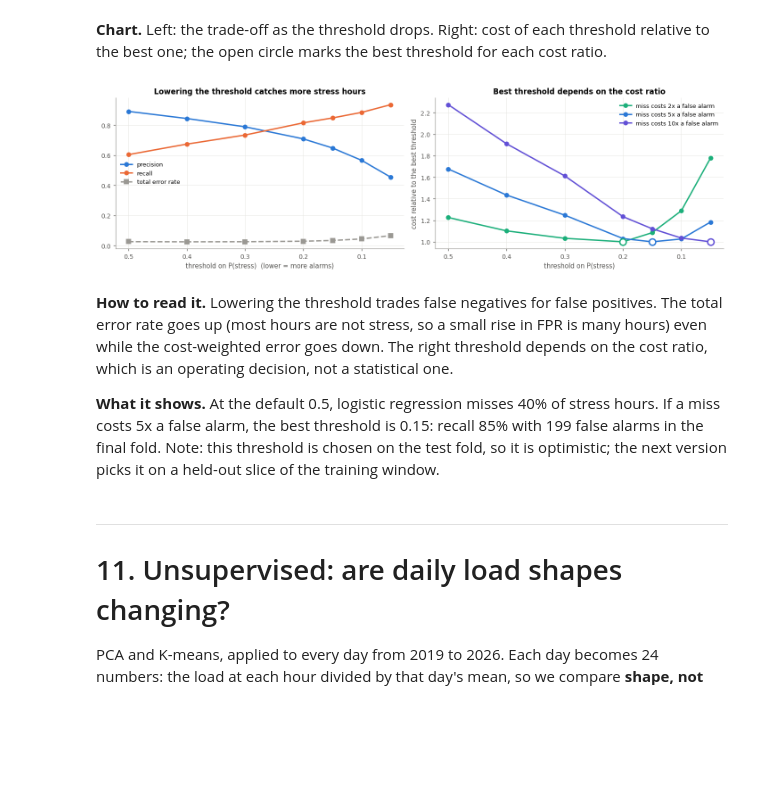
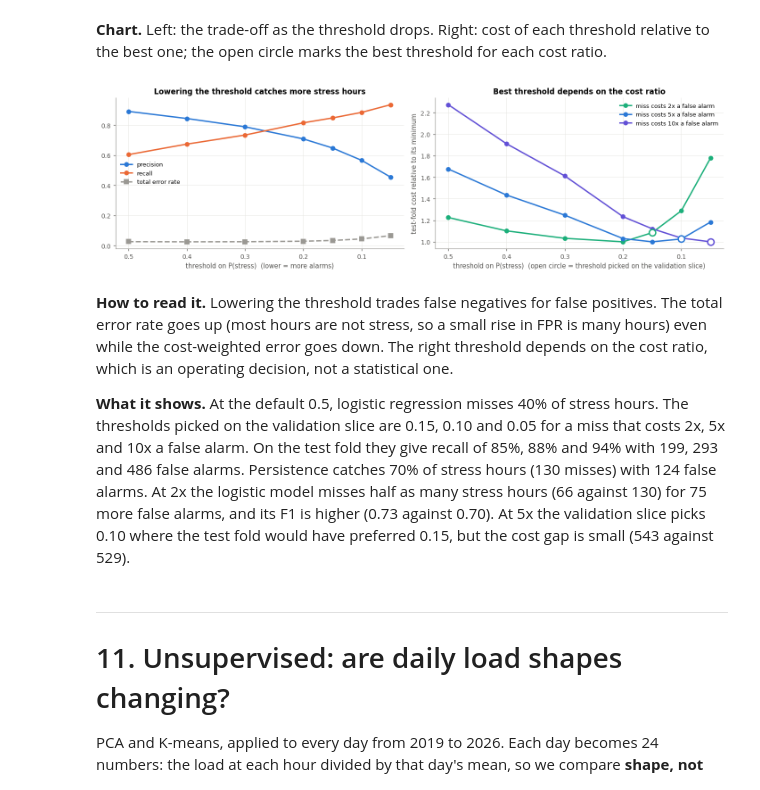
Before and after one commit to Arjunn28/gridpulse, a Jupyter notebook: notebooks/GridPulse.ipynb, the cells around one changed output. Drawn from its saved outputs; the diff is of its cells as text; code cells hidden in the pictures; blank space fills up the shorter version.

```diff
--- a/notebooks/GridPulse.ipynb
+++ b/notebooks/GridPulse.ipynb
@@ -1572,9 +1573,13 @@ warning, above 100 is severe.
 # ===== 9a. Multicollinearity: variance inflation factors =====
 # VIF_j = 1 / (1 - R2_j), where R2_j comes from regressing feature j on all the others.
 # The diagonal of the inverse correlation matrix gives every VIF at once.
-corr = np.corrcoef(d2[X_COLS].values, rowvar=False)
-vif = pd.Series(np.diag(np.linalg.pinv(corr)), index=X_COLS).sort_values(ascending=False)
+# temp is left out: it is an exact combination of cdh and hdh (see below), so its VIF is infinite
+VIF_COLS = [c for c in X_COLS if c != "temp"]
+corr = np.corrcoef(d2[VIF_COLS].values, rowvar=False)
+vif = pd.Series(np.diag(np.linalg.inv(corr)), index=VIF_COLS).sort_values(ascending=False)
 show = vif.apply(lambda v: ">10,000" if v > 1e4 else f"{v:,.1f}")
+print("temp, cdh and hdh are exactly collinear (temp = 18.5 + cdh - hdh), so their joint VIF is infinite;")
+print("temp is left out of the table below.\n")
 print("15 highest VIFs (above 10 is a warning sign, above 100 is severe):")
 print(show.head(15).to_string())
 print(f"\nfeatures with VIF > 10: {(vif > 10).sum()} of {len(vif)}")
@@ -2280,22 +2292,0 @@ columns assume a missed stress hour costs 2, 5 or 10 times a false alarm.
-# %%
-# ===== 10c. Choosing the alarm threshold =====
-# plain logistic regression (no class weights) so the output is a real probability
-tr, te = folds[-1]
-lr = make_pipeline(StandardScaler(), LogisticRegression(C=1.0, max_iter=2000))
-lr.fit(dc.loc[tr, X_COLS], dc.loc[tr, "stress_nl"])
-prob = lr.predict_proba(dc.loc[te, X_COLS])[:, 1]
-yt = dc.loc[te, "stress_nl"].values
-
-rows = []
-for t in [0.5, 0.4, 0.3, 0.2, 0.15, 0.1, 0.05]:
-    tn, fp, fn, tp = confusion_matrix(yt, (prob > t).astype(int)).ravel()
-    rows.append({"threshold": t, "TP": tp, "FP": fp, "FN": fn, "TN": tn,
-                 "precision": tp / max(tp + fp, 1), "recall": tp / (tp + fn),
-                 "FPR": fp / (fp + tn), "FNR": fn / (fn + tp),
-                 "total_error": (fp + fn) / len(yt),
-                 **{f"cost_{r}to1": fn * r + fp for r in (2, 5, 10)}})
-th = pd.DataFrame(rows)
-print(th.round(3).to_string(index=False))
-for r in (2, 5, 10):
-    best = th.loc[th[f"cost_{r}to1"].idxmin(), "threshold"]
-    print(f"if a missed stress hour costs {r}x a false alarm, the best threshold is {best}")
@@ -2316,31 +2367,34 @@ if a missed stress hour costs 10x a false alarm, the best threshold is 0.05
 # %%
 # ===== Chart: the threshold trade-off =====
 fig, ax = plt.subplots(1, 2, figsize=(13, 4))
 ax[0].plot(th["threshold"], th["precision"], "o-", color=BLUE, label="precision")
 ax[0].plot(th["threshold"], th["recall"], "o-", color=ORANGE, label="recall")
 ax[0].plot(th["threshold"], th["total_error"], "s--", color=GREY, label="total error rate")
 ax[0].invert_xaxis(); ax[0].set_xlabel("threshold on P(stress)  (lower = more alarms)")
 ax[0].set_title("Lowering the threshold catches more stress hours"); ax[0].legend()
 for r, col in [(2, AQUA), (5, BLUE), (10, VIOLET)]:
     c = th[f"cost_{r}to1"] / th[f"cost_{r}to1"].min()
     ax[1].plot(th["threshold"], c, "o-", color=col, label=f"miss costs {r}x a false alarm")
-    b = th.loc[th[f"cost_{r}to1"].idxmin(), "threshold"]
-    ax[1].scatter([b], [1], s=90, facecolor="white", edgecolor=col, zorder=3, lw=2)
-ax[1].invert_xaxis(); ax[1].set_xlabel("threshold on P(stress)")
-ax[1].set_ylabel("cost relative to the best threshold"); ax[1].set_title("Best threshold depends on the cost ratio")
+    b = chosen[r]                                   # picked on the validation slice, not on this fold
+    ax[1].scatter([b], [c[th["threshold"] == b].iloc[0]], s=90, facecolor="white", edgecolor=col, zorder=3, lw=2)
+ax[1].invert_xaxis(); ax[1].set_xlabel("threshold on P(stress)  (open circle = threshold picked on the validation slice)")
+ax[1].set_ylabel("test-fold cost relative to its minimum"); ax[1].set_title("Best threshold depends on the cost ratio")
 ax[1].legend(); plt.tight_layout(); plt.show()
 # %% [output]
-[figure, old version]
+[figure, new version]
 # %% [markdown]
 **How to read it.** Lowering the threshold trades false negatives for false positives. The total error
 rate goes up (most hours are not stress, so a small rise in FPR is many hours) even while the
 cost-weighted error goes down. The right threshold depends on the cost ratio, which is an operating
 decision, not a statistical one.
 
-**What it shows.** At the default 0.5, logistic regression misses 40% of stress hours. If a miss costs
-5x a false alarm, the best threshold is 0.15: recall 85% with 199 false alarms in the final fold.
-Note: this threshold is chosen on the test fold, so it is optimistic; the next version picks it on a
-held-out slice of the training window.
+**What it shows.** At the default 0.5, logistic regression misses 40% of stress hours. The thresholds
+picked on the validation slice are 0.15, 0.10 and 0.05 for a miss that costs 2x, 5x and 10x a false
+alarm. On the test fold they give recall of 85%, 88% and 94% with 199, 293 and 486 false alarms.
+Persistence catches 70% of stress hours (130 misses) with 124 false alarms. At 2x the logistic model
+misses half as many stress hours (66 against 130) for 75 more false alarms, and its F1 is higher
+(0.73 against 0.70). At 5x the validation slice picks 0.10 where the test fold would have preferred
+0.15, but the cost gap is small (543 against 529).
 # %% [markdown]
 ---
 # 11. Unsupervised: are daily load shapes changing?
```
Also changed, not shown: parts of 8 cells of this notebook, 3 other files.
